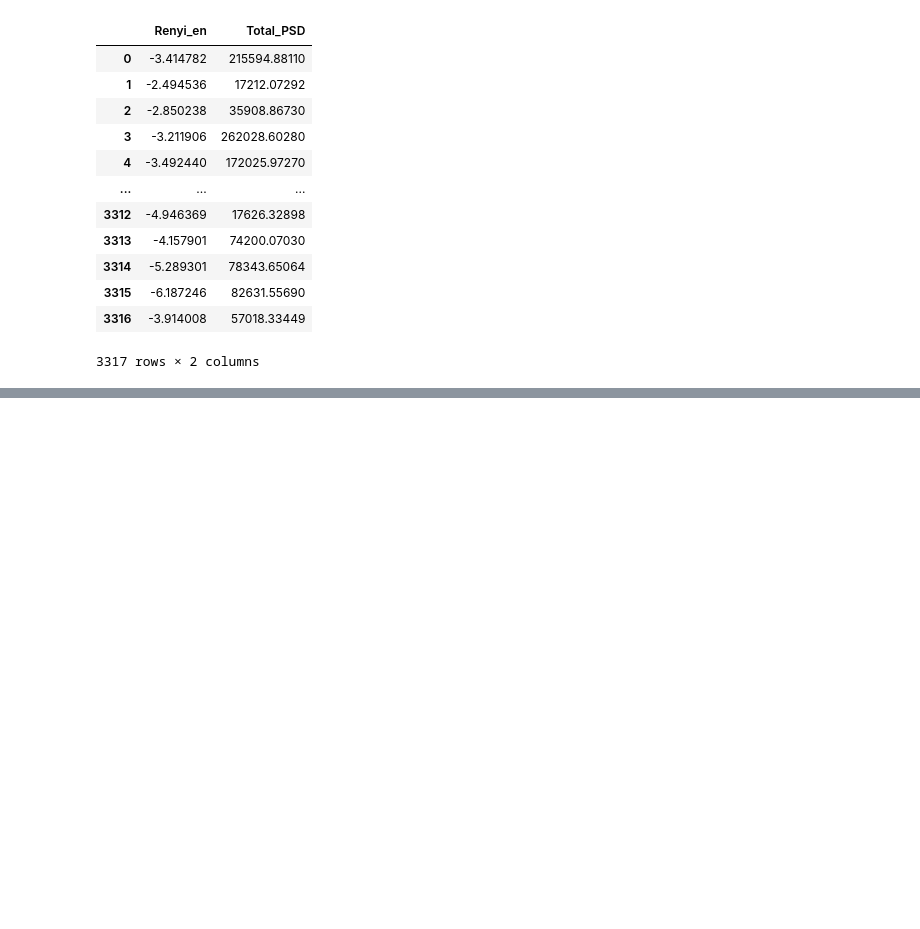
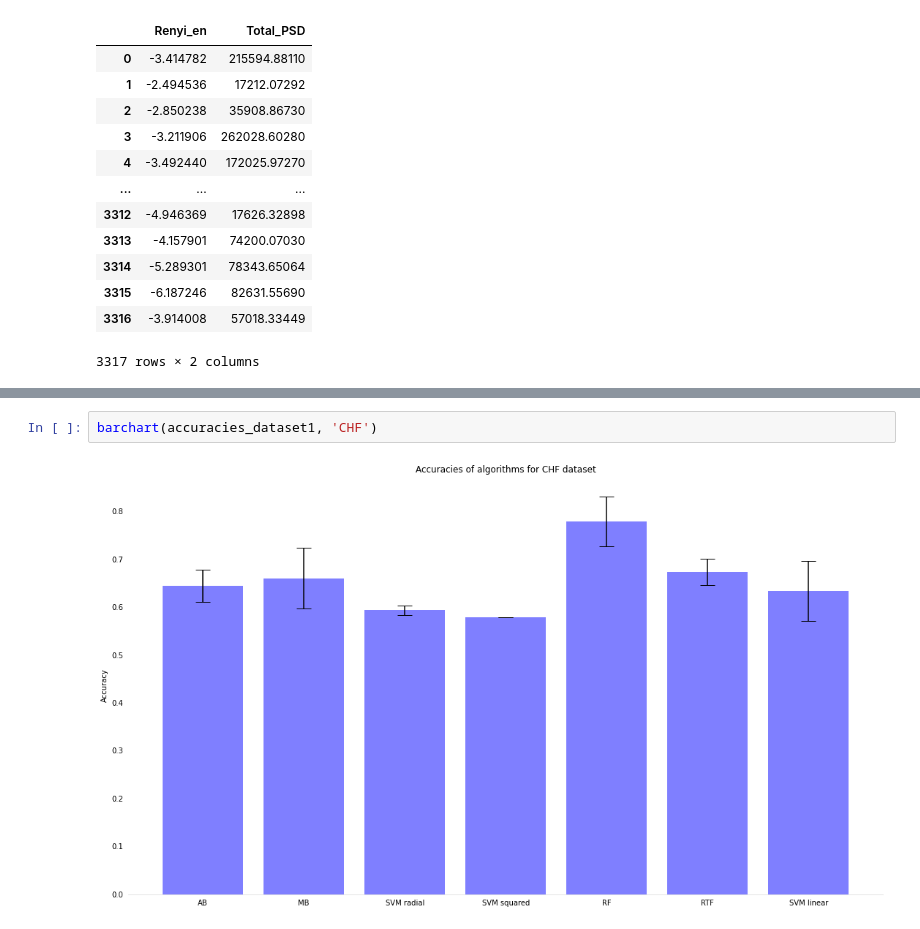
Before and after one commit to Karina-00/Decision-tree-ensembles-in-biomedical-time-series-classification, a Jupyter notebook: Project.ipynb, the cells around one changed output, grey strips where cells are left out. Drawn from its saved outputs; the diff is of its cells as text; blank space fills up the shorter version.

```diff
--- a/Project.ipynb
+++ b/Project.ipynb
@@ -466,0 +719,4 @@ Now all our datasets are ready.
+# %%
+barchart(accuracies_dataset1, 'CHF')
+# %% [output]
+[figure, added]
```
Also changed, not shown: parts of 92 cells of this notebook, 4 other files.
